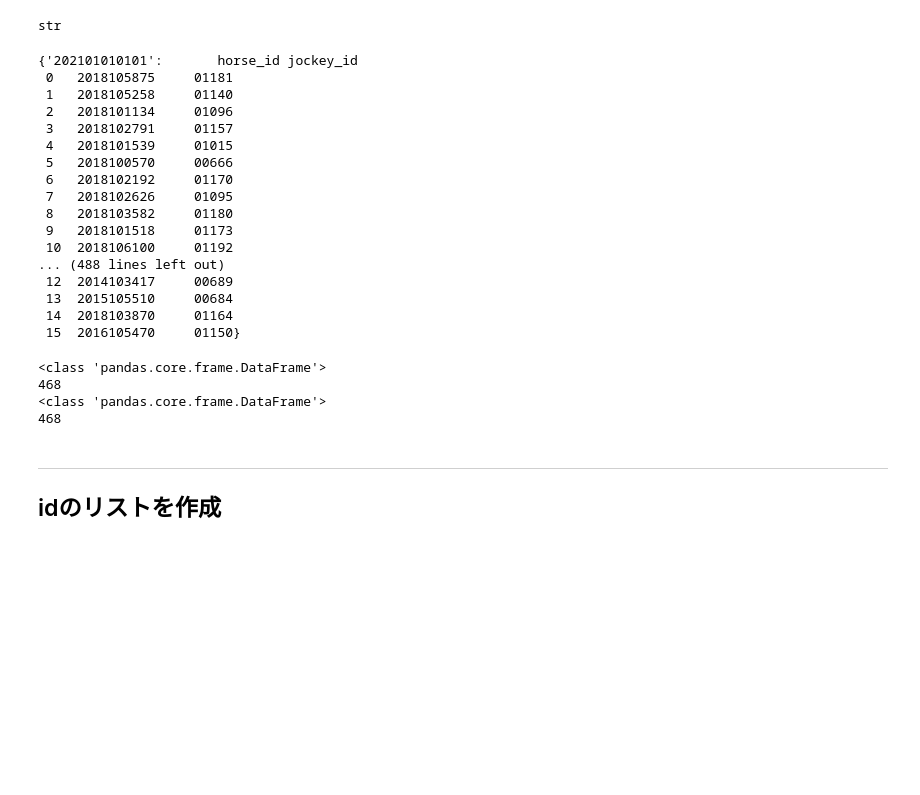
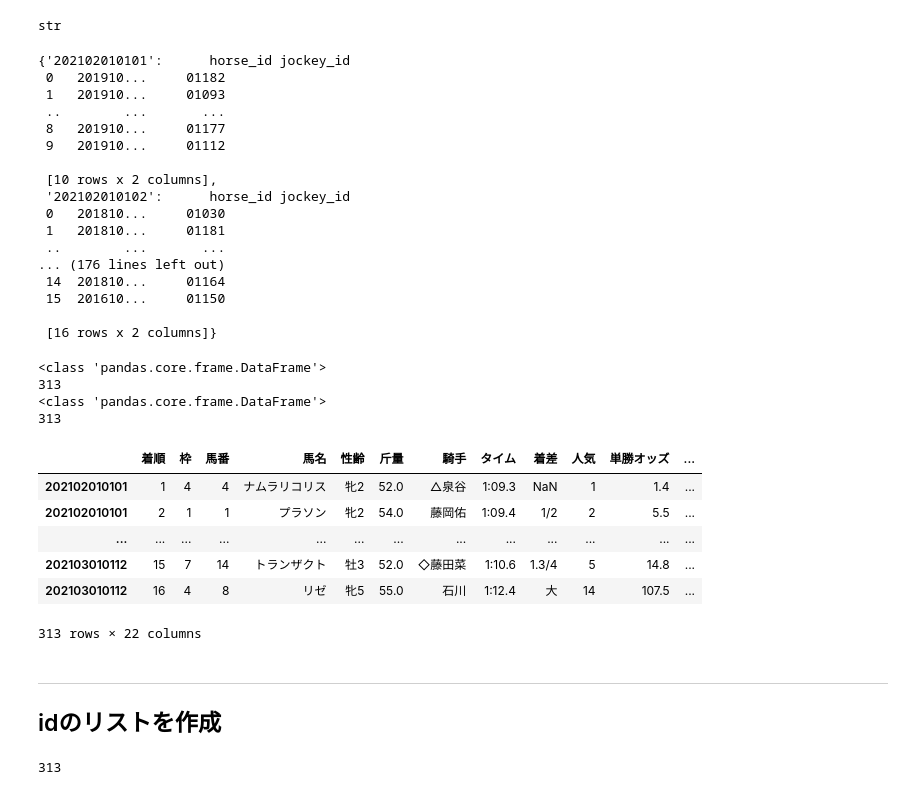
Before and after one commit to abe-masafumi/sklran-test, a Jupyter notebook: hourse_data/3.add.id.ipynb, the cells around one changed output. Drawn from its saved outputs; the diff is of its cells as text; code cells hidden in the pictures; blank space fills up the shorter version.

```diff
--- a/hourse_data/3.add.id.ipynb
+++ b/hourse_data/3.add.id.ipynb
@@ -11,6 +15,6 @@ from tqdm import tqdm
 # %%
 
-
+df = pd.read_pickle('inner_df.pickle')
 race_id_list = df.index.unique()
 type(race_id_list[0])
 # race_id_list = ["202101010101","202101010102"]
@@ -62,23 +66,23 @@ def scrape_race_results(race_id_lists,par_race_results={}):
 results_new = scrape_race_results(race_id_list)
 results_new
 # %% [output]
-{'202101010101':       horse_id jockey_id
- 0   2018105875     01181
- 1   2018105258     01140
- 2   2018101134     01096
- 3   2018102791     01157
- 4   2018101539     01015
- 5   2018100570     00666
- 6   2018102192     01170
- 7   2018102626     01095
- 8   2018103582     01180
- 9   2018101518     01173
- 10  2018106100     01192
-... (488 lines left out)
- 12  2014103417     00689
- 13  2015105510     00684
- 14  2018103870     01164
- 15  2016105470     01150}
+{'202102010101':      horse_id jockey_id
+ 0   201910...     01182
+ 1   201910...     01093
+ ..        ...       ...
+ 8   201910...     01177
+ 9   201910...     01112
+
+ [10 rows x 2 columns],
+ '202102010102':      horse_id jockey_id
+ 0   201810...     01030
+ 1   201810...     01181
+ ..        ...       ...
+... (176 lines left out)
+ 14  201810...     01164
+ 15  201610...     01150
+
+ [16 rows x 2 columns]}
 # %%
 for key in results_new.keys():
   results_new[key].index = [key] * len(results_new[key])
@@ -90,7 +94,7 @@ print(type(df))
 print(len(df))
 # %% [output]
 <class 'pandas.core.frame.DataFrame'>
-468
+313
 <class 'pandas.core.frame.DataFrame'>
-468
+313
 # %%
@@ -102 +104,11 @@ df_add_id = pd.concat([df,results],axis=1)
+# %%
+df_add_id
+# %% [output]
+|  | 着順 | 枠 | 馬番 | 馬名 | 性齢 | 斤量 | 騎手 | タイム | 着差 | 人気 | 単勝オッズ | ... |
+| 202102010101 | 1 | 4 | 4 | ナムラリコリス | 牝2 | 52.0 | △泉谷 | 1:09.3 | NaN | 1 | 1.4 | ... |
+| 202102010101 | 2 | 1 | 1 | プラソン | 牝2 | 54.0 | 藤岡佑 | 1:09.4 | 1/2 | 2 | 5.5 | ... |
+| ... | ... | ... | ... | ... | ... | ... | ... | ... | ... | ... | ... | ... |
+| 202103010112 | 15 | 7 | 14 | トランザクト | 牡3 | 52.0 | ◇藤田菜 | 1:10.6 | 1.3/4 | 5 | 14.8 | ... |
+| 202103010112 | 16 | 4 | 8 | リゼ | 牝5 | 55.0 | 石川 | 1:12.4 | 大 | 14 | 107.5 | ... |
+313 rows × 22 columns
 # %%
@@ -108,8 +120,10 @@ df_add_id = pd.concat([df,results],axis=1)
 # %%
 horse_id_list = df_add_id["horse_id"].unique()
 len(horse_id_list)
-horse_id_list = horse_id_list
-horse_id_list = ['2018105875', '2018105258', '2018101134', '2018102791']
+# horse_id_list = horse_id_list
+# horse_id_list = ['2018105875', '2018105258', '2018101134', '2018102791']
+# %% [output]
+313
 # %%
 # url = "https://db.netkeiba.com/horse/2019109094"
 # url = "https://db.netkeiba.com/horse/2018102444"
```
Also changed, not shown: parts of 8 cells of this notebook, 5 other files.
